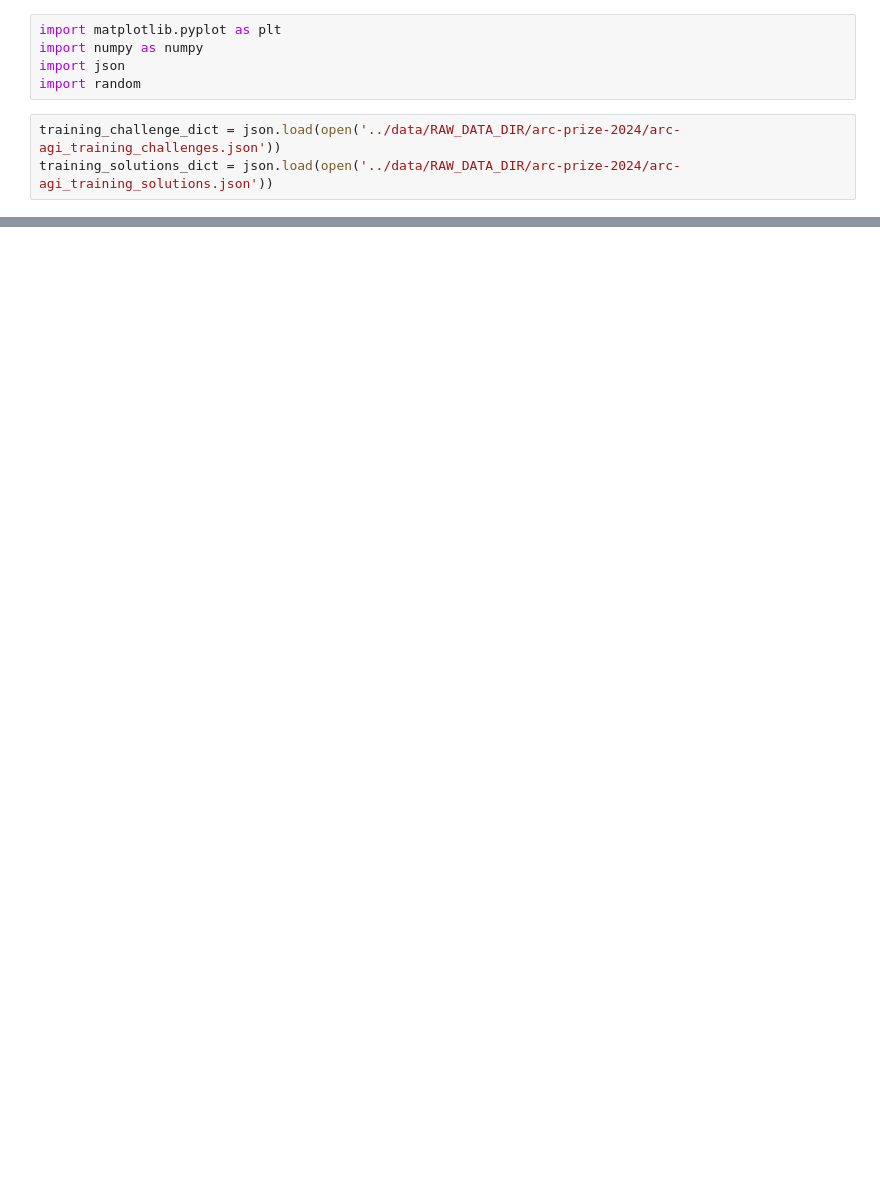
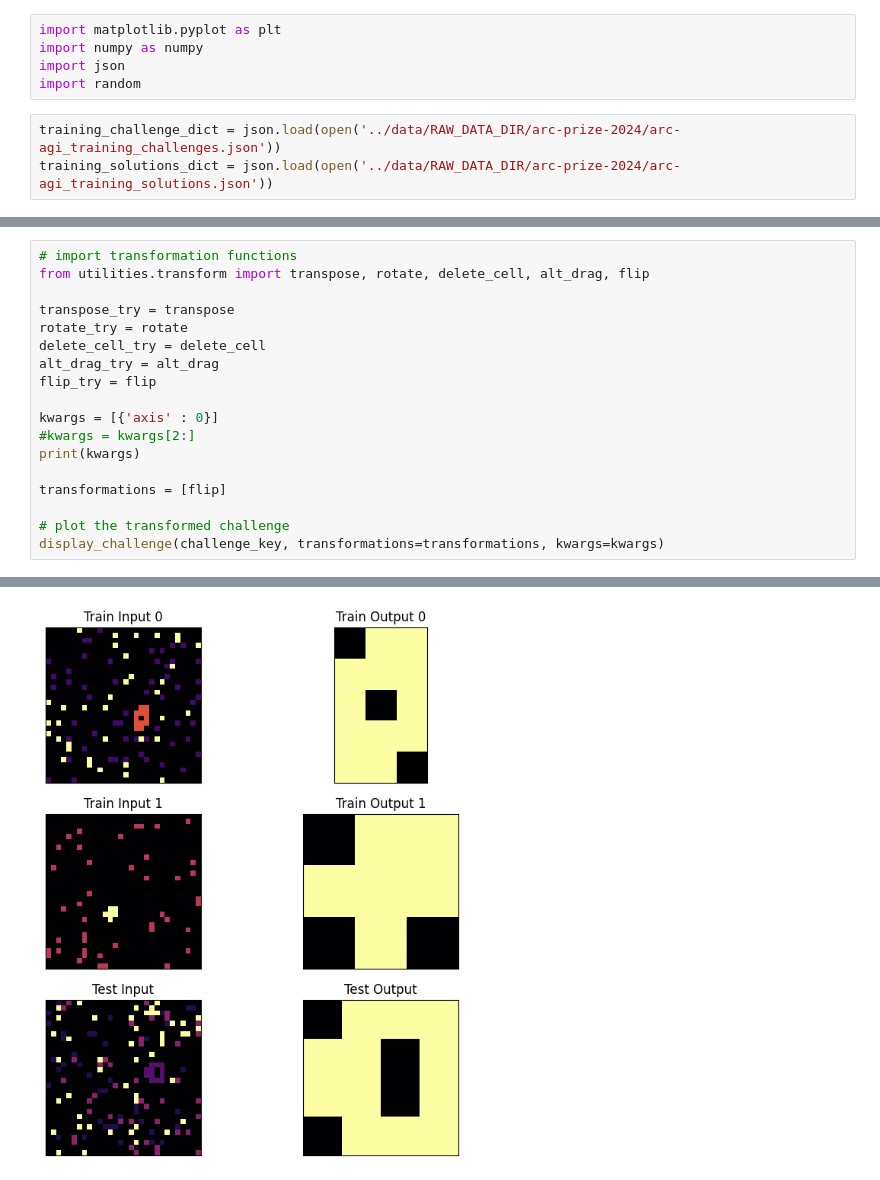
Before and after one commit to francescobraicovich/ARC2, a Jupyter notebook: code/exploration.ipynb, the cells around one changed output, grey strips where cells are left out. Saved outputs shown, nothing was run; the diff lists cells and outputs as text; blank space fills up the shorter version.

```diff
--- a/code/exploration.ipynb
+++ b/code/exploration.ipynb
@@ -22 +26,20 @@ display_challenge(challenge_key)
 [figure]
+# %%
+# import transformation functions
+from utilities.transform import transpose, rotate, delete_cell, alt_drag, flip
+
+transpose_try = transpose
+rotate_try = rotate
+delete_cell_try = delete_cell
+alt_drag_try = alt_drag
+flip_try = flip
+
+kwargs = [{'axis' : 0}]
+#kwargs = kwargs[2:]
+print(kwargs)
+
+transformations = [flip]
+
+# plot the transformed challenge
+display_challenge(challenge_key, transformations=transformations, kwargs=kwargs)
+# %% [output]
@@ -22,0 +63 @@ display_challenge(challenge_key)
+[figure, added]
```
Also changed, not shown: parts of 4 cells of this notebook, 2 other files.
